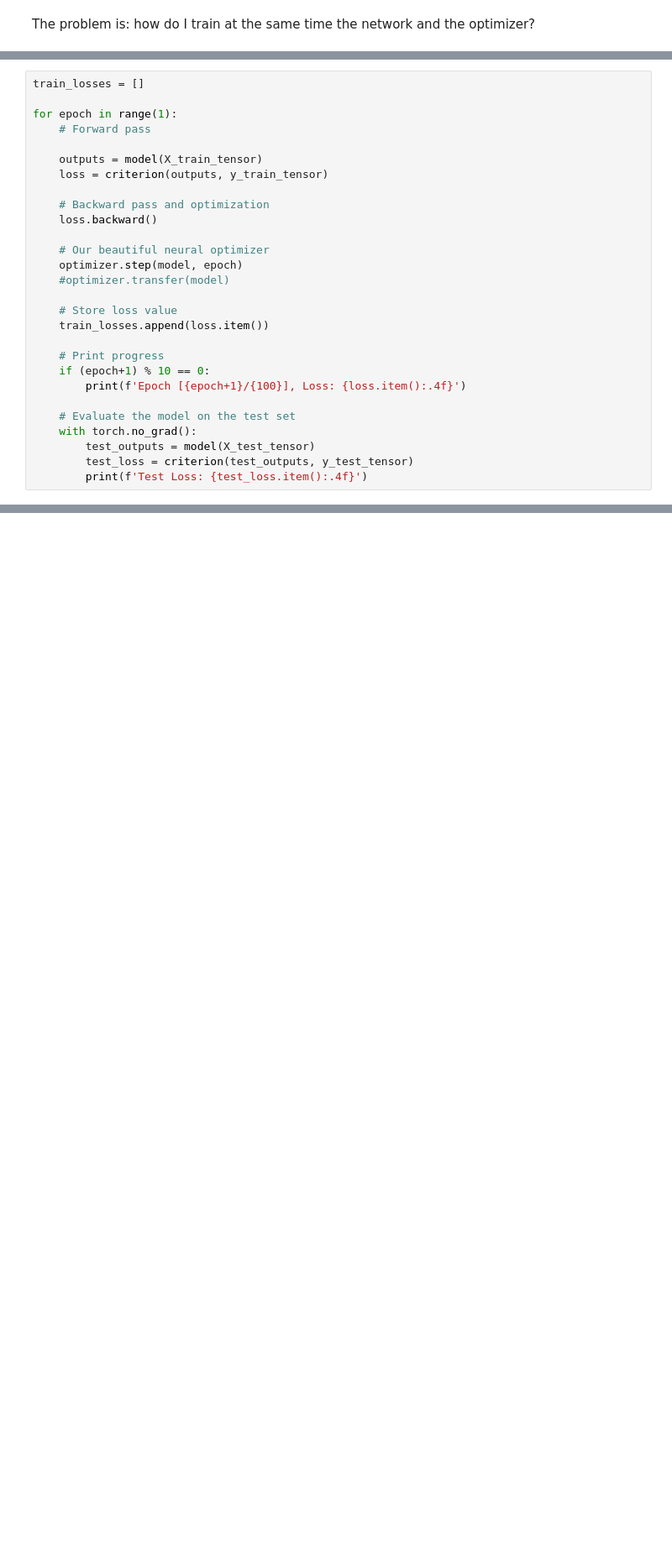
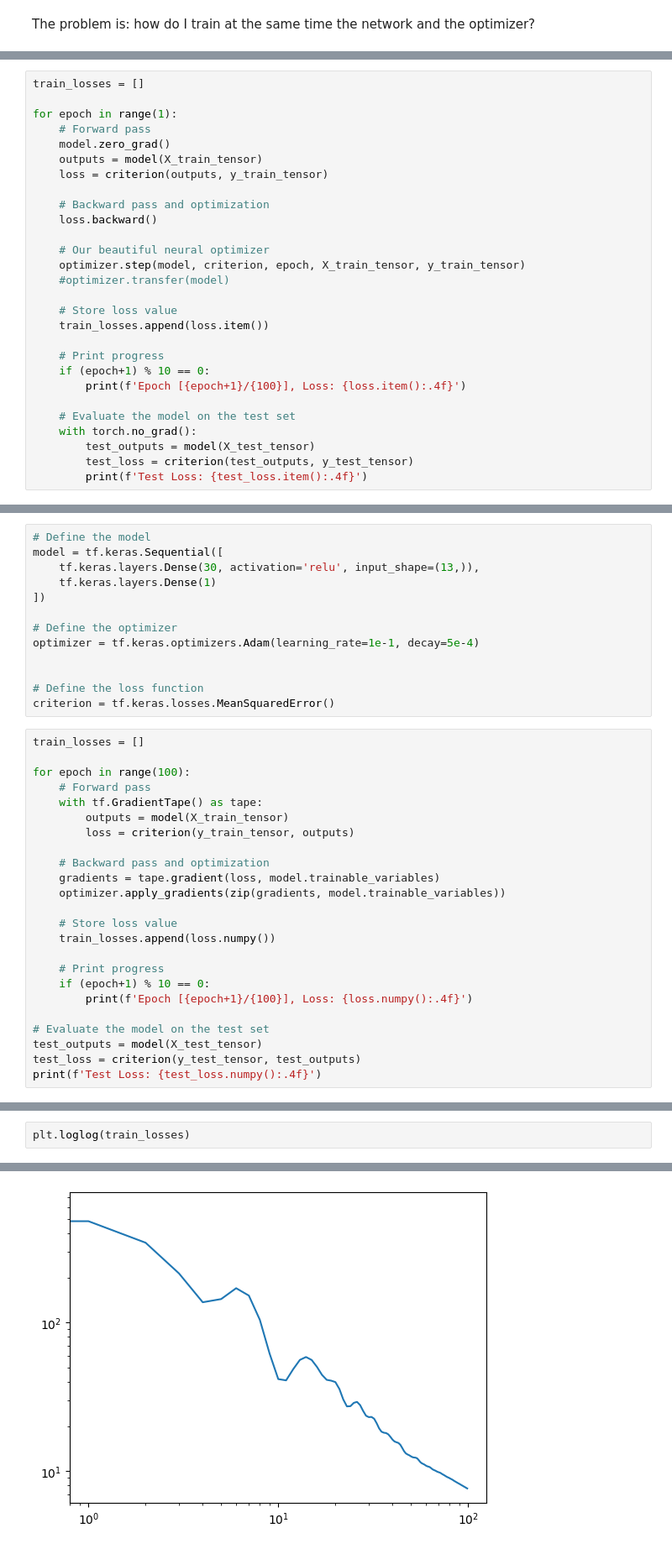
Before and after one commit to LeoDiNino97/NonconvexSparseLearningUnrolledSCA, a Jupyter notebook: NN_primer.ipynb, the cells around one changed output, grey strips where cells are left out. Shown: that part at 84% size. Saved outputs shown, nothing was run; the diff lists cells and outputs as text; blank space fills up the shorter version.

```diff
--- a/NN_primer.ipynb
+++ b/NN_primer.ipynb
@@ -225,7 +200,7 @@ train_losses = []
 
 for epoch in range(1):
     # Forward pass
-
+    model.zero_grad()
     outputs = model(X_train_tensor)
     loss = criterion(outputs, y_train_tensor)
 
@@ -233,7 +208,7 @@ for epoch in range(1):
     loss.backward()
 
     # Our beautiful neural optimizer
-    optimizer.step(model, epoch)
+    optimizer.step(model, criterion, epoch, X_train_tensor, y_train_tensor)
     #optimizer.transfer(model)
 
     # Store loss value
@@ -261,0 +280,37 @@ len(train_losses)
+# %%
+# Define the model
+model = tf.keras.Sequential([
+    tf.keras.layers.Dense(30, activation='relu', input_shape=(13,)),
+    tf.keras.layers.Dense(1)
+])
+
+# Define the optimizer
+optimizer = tf.keras.optimizers.Adam(learning_rate=1e-1, decay=5e-4)
+
+
+# Define the loss function
+criterion = tf.keras.losses.MeanSquaredError()
+# %%
+train_losses = []
+
+for epoch in range(100):
+    # Forward pass
+    with tf.GradientTape() as tape:
+        outputs = model(X_train_tensor)
+        loss = criterion(y_train_tensor, outputs)
+
+    # Backward pass and optimization
+    gradients = tape.gradient(loss, model.trainable_variables)
+    optimizer.apply_gradients(zip(gradients, model.trainable_variables))
+
+    # Store loss value
+    train_losses.append(loss.numpy())
+
+    # Print progress
+    if (epoch+1) % 10 == 0:
+        print(f'Epoch [{epoch+1}/{100}], Loss: {loss.numpy():.4f}')
+
+# Evaluate the model on the test set
+test_outputs = model(X_test_tensor)
+test_loss = criterion(y_test_tensor, test_outputs)
+print(f'Test Loss: {test_loss.numpy():.4f}')
@@ -261,0 +329,3 @@ len(train_losses)
+# %%
+plt.loglog(train_losses)
+# %% [output]
@@ -261,0 +333 @@ len(train_losses)
+[figure, added]
```
Also changed, not shown: parts of 21 cells of this notebook.
